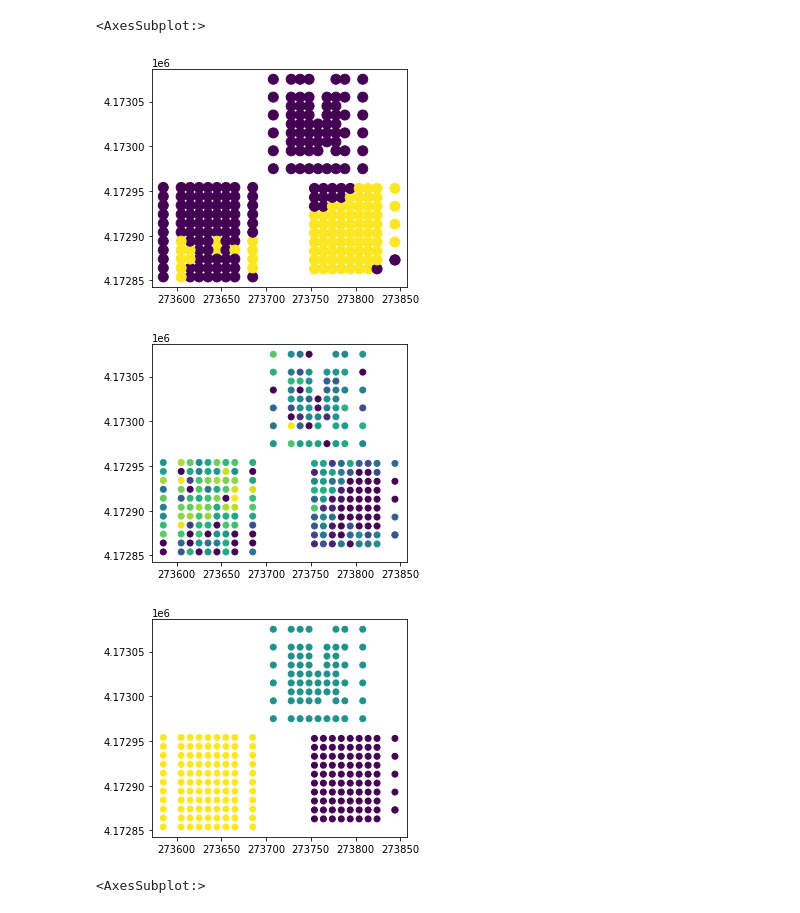
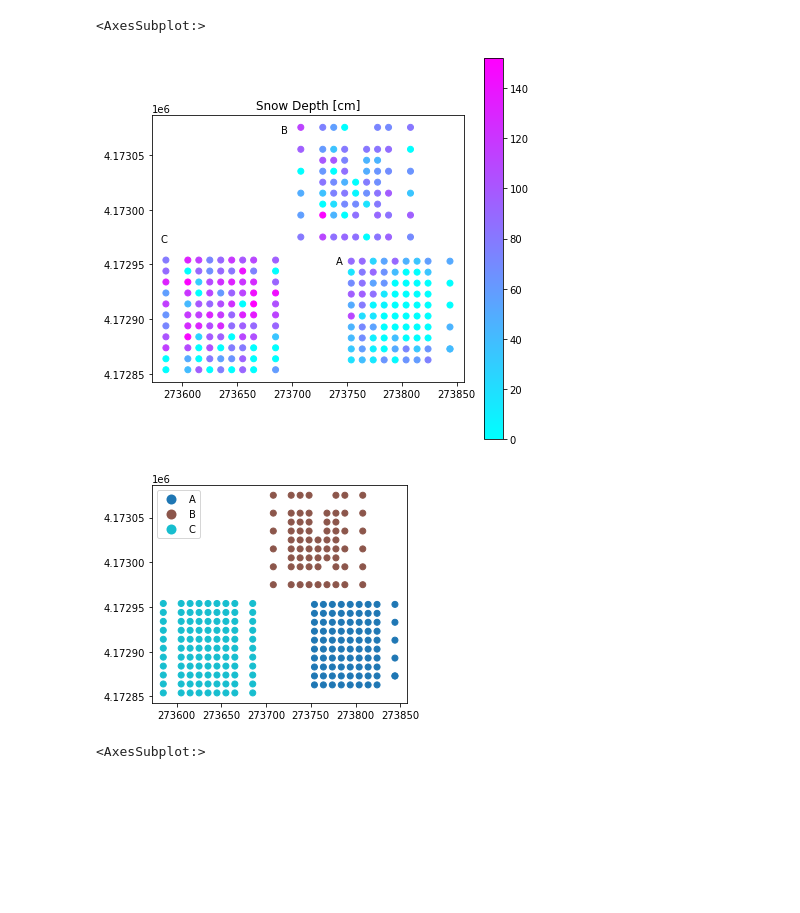
Before and after one commit to mariannecowherd/pe_snow_fires, a Jupyter notebook: ICB/snowgrid.ipynb, the cells around one changed output. Drawn from its saved outputs; the diff is of its cells as text; code cells hidden in the pictures; blank space fills up the shorter version.

```diff
--- a/ICB/snowgrid.ipynb
+++ b/ICB/snowgrid.ipynb
@@ -18,19 +18,28 @@ df1=df.interpolate()
 geometry = [Point(xy) for xy in zip(df.iloc[:, 0], df.iloc[:, 1])]
 gdf = geopandas.GeoDataFrame(df, geometry=geometry)
 # %%
-# fig,ax=plt.subplots(figsize=(10,10))
-gdf.plot(column='Observed Fire Severity', categorical = True,cmap = 'viridis',markersize=100)
-gdf.plot(column='cm',cmap = 'viridis')
-gdf.plot(column='Grid',cmap = 'viridis')
+from matplotlib import cm
+# gdf.plot(column='Observed Fire Severity', categorical = True,cmap = 'viridis',markersize=100)
+
+fig,ax=plt.subplots(figsize=(7,7))
+gdf.plot(column='cm',cmap = 'cool',ax=ax,legend=True,label='Snow Depth [cm]')
+ax.text(273740,4172950,'A')
+ax.text(273690,4173070,'B')
+ax.text(273580,4172970,'C')
+ax.set_title('Snow Depth [cm]')
+gdf.plot(column='Grid',categorical=True,legend=True)
+
+# fig.colorbar(cm.ScalarMappable(norm=None,cmap='viridis'))
+# fig.colorbar(d)
+#gdf.plot(column='Grid',cmap = 'viridis')
 
 # gdf.plot(x= 'Average_cm',y= 'cm_mid',cmap = 'viridis',ax=ax,kind='hexbin')
 
 # plt.savefig('raster.tiff')
 # %% [output]
 <AxesSubplot:>
-[figure, old version]
+[figure, new version]
-[figure, old version]
+[figure, new version]
-[figure, removed]
 # %%
 df_shrub = pd.read_csv('Gridded_Snow_Depths/shrub_grid_2020.csv')
 df1_shrub=df_shrub.interpolate()
```
Also changed, not shown: 1 other file.
